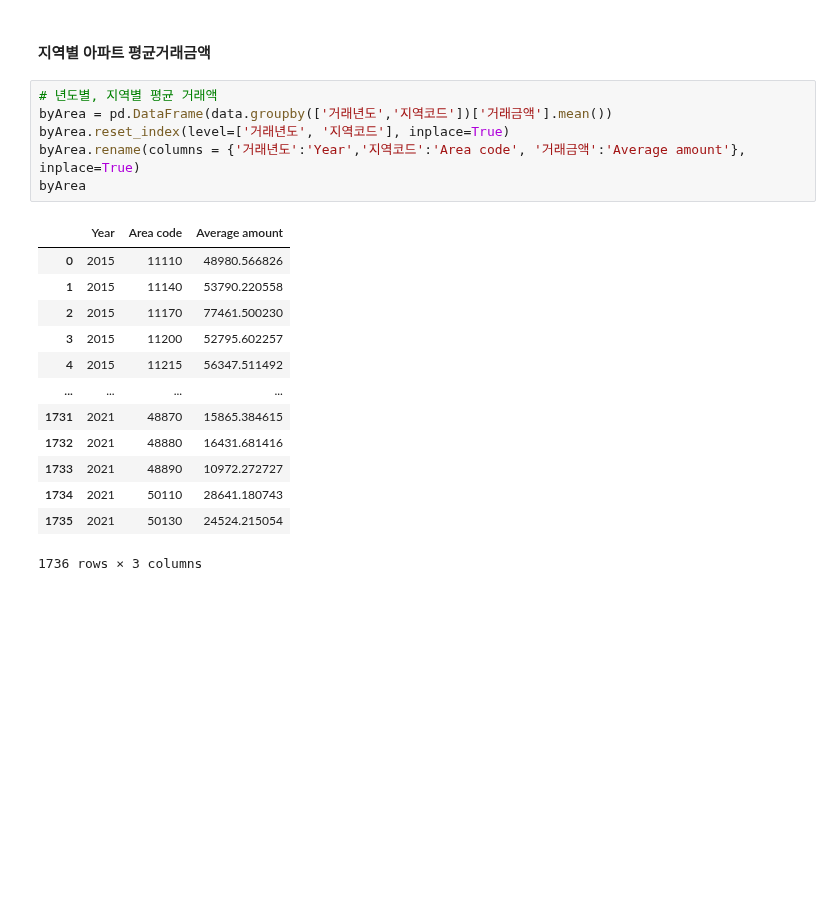
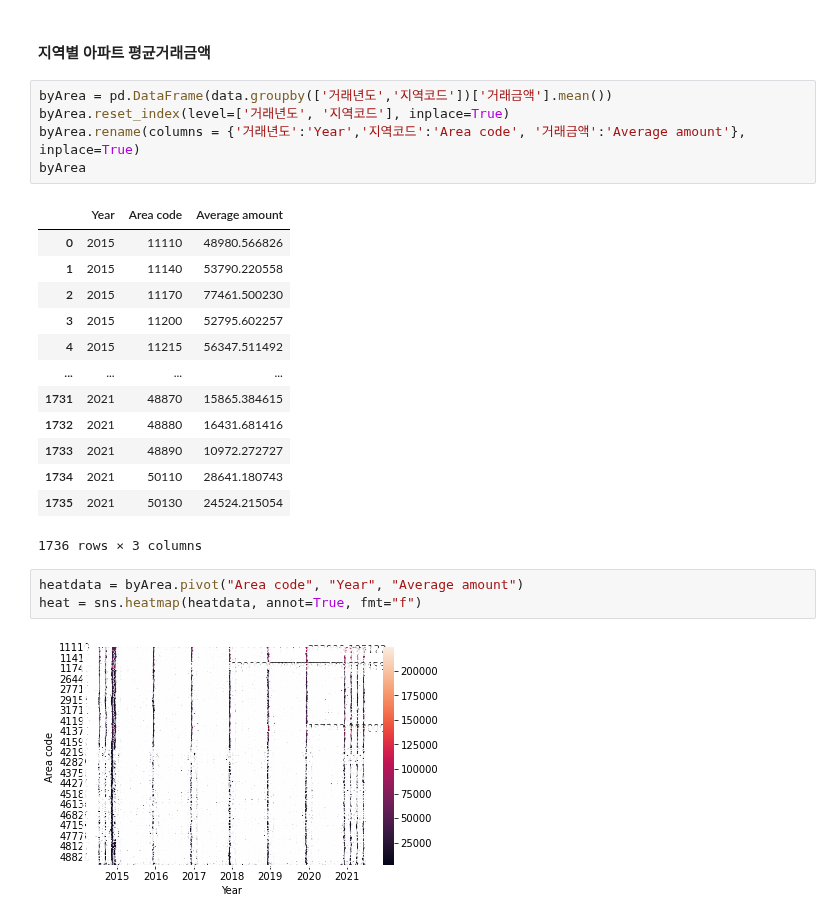
Before and after one commit to hihiroo/BigData, a Jupyter notebook: pbl3/seaborn_apartDeal.ipynb, the cells around one changed output. Saved outputs shown, nothing was run; the diff lists cells and outputs as text; blank space fills up the shorter version.

```diff
--- a/pbl3/seaborn_apartDeal.ipynb
+++ b/pbl3/seaborn_apartDeal.ipynb
@@ -123,7 +122,6 @@ sns.catplot(x="year", y="amount",kind="box", dodge=False, data=catdata)
 # %% [markdown]
 #### 지역별 아파트 평균거래금액
 # %%
-# 년도별, 지역별 평균 거래액
 byArea = pd.DataFrame(data.groupby(['거래년도','지역코드'])['거래금액'].mean())
 byArea.reset_index(level=['거래년도', '지역코드'], inplace=True)
 byArea.rename(columns = {'거래년도':'Year','지역코드':'Area code', '거래금액':'Average amount'}, inplace=True)
@@ -142,3 +140,8 @@ byArea
 | 1734 | 2021 | 50110 | 28641.180743 |
 | 1735 | 2021 | 50130 | 24524.215054 |
 1736 rows × 3 columns
+# %%
+heatdata = byArea.pivot("Area code", "Year", "Average amount")
+heat = sns.heatmap(heatdata, annot=True, fmt="f")
+# %% [output]
+[figure, added]
```
Also changed, not shown: parts of 1 cell of this notebook.
